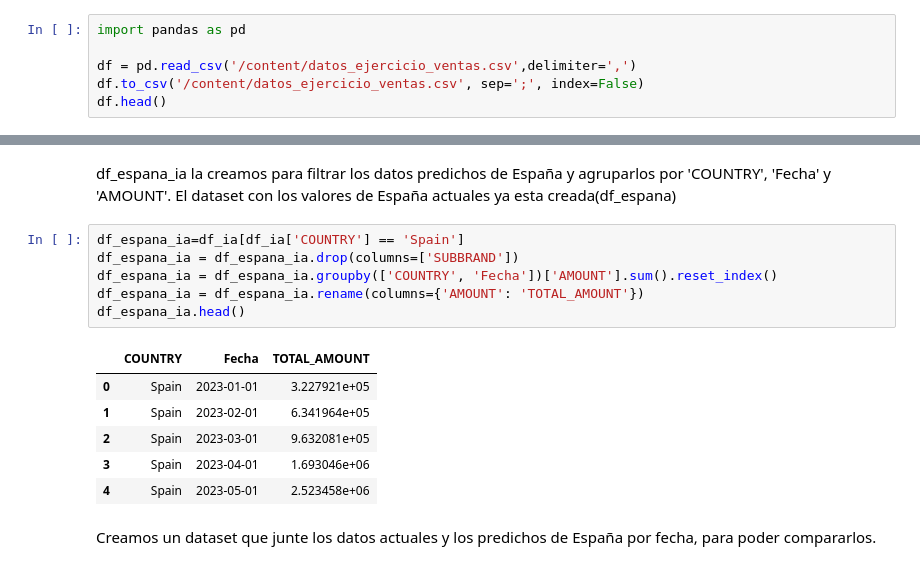
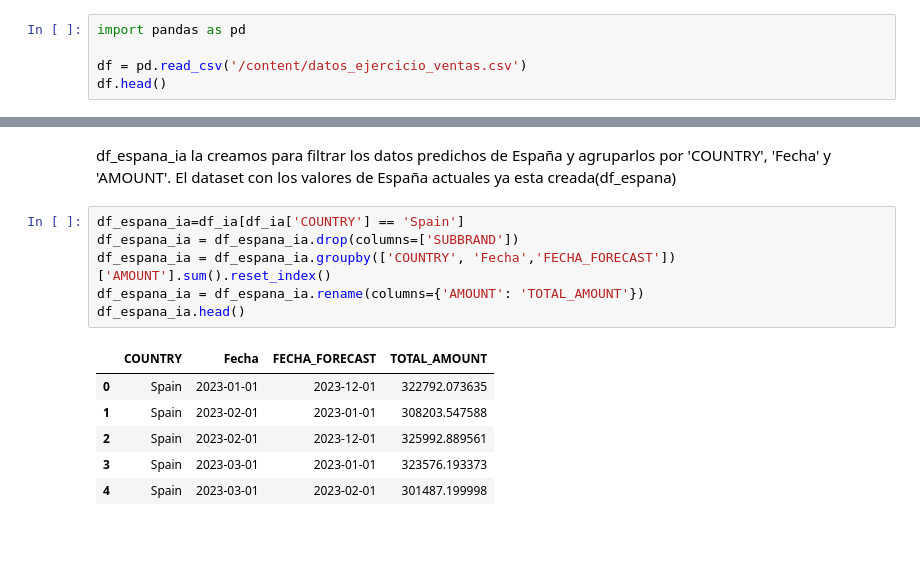
Before and after one commit to MiguelEgidoMorales/UFV-visualizacion, a Jupyter notebook: ejercicio_de_clase/Clase2.ipynb, the cells around one changed output, grey strips where cells are left out. Cells and saved outputs as stored; diff of their text form; blank space fills up the shorter version.

```diff
--- a/ejercicio_de_clase/Clase2.ipynb
+++ b/ejercicio_de_clase/Clase2.ipynb
@@ -8,8 +8,7 @@ Cargamos el archivo csv, y lo guardamos usando ';' en vez de ','.
 # %%
 import pandas as pd
 
-df = pd.read_csv('/content/datos_ejercicio_ventas.csv',delimiter=',')
-df.to_csv('/content/datos_ejercicio_ventas.csv', sep=';', index=False)
+df = pd.read_csv('/content/datos_ejercicio_ventas.csv')
 df.head()
 # %% [output]
 |  | COUNTRY | SUBBRAND | YEAR | MONTH | SCENARIO | FORECAST | FORECAST_YEAR | AMOUNT |
@@ -535,15 +535,13 @@ df_espana_ia la creamos para filtrar los datos predichos de España y agruparlos
 # %%
 df_espana_ia=df_ia[df_ia['COUNTRY'] == 'Spain']
 df_espana_ia = df_espana_ia.drop(columns=['SUBBRAND'])
-df_espana_ia = df_espana_ia.groupby(['COUNTRY', 'Fecha'])['AMOUNT'].sum().reset_index()
+df_espana_ia = df_espana_ia.groupby(['COUNTRY', 'Fecha','FECHA_FORECAST'])['AMOUNT'].sum().reset_index()
 df_espana_ia = df_espana_ia.rename(columns={'AMOUNT': 'TOTAL_AMOUNT'})
 df_espana_ia.head()
 # %% [output]
-|  | COUNTRY | Fecha | TOTAL_AMOUNT |
-| 0 | Spain | 2023-01-01 | 3.227921e+05 |
-| 1 | Spain | 2023-02-01 | 6.341964e+05 |
-| 2 | Spain | 2023-03-01 | 9.632081e+05 |
-| 3 | Spain | 2023-04-01 | 1.693046e+06 |
-| 4 | Spain | 2023-05-01 | 2.523458e+06 |
+|  | COUNTRY | Fecha | FECHA_FORECAST | TOTAL_AMOUNT |
+| 0 | Spain | 2023-01-01 | 2023-12-01 | 322792.073635 |
+| 1 | Spain | 2023-02-01 | 2023-01-01 | 308203.547588 |
+| 2 | Spain | 2023-02-01 | 2023-12-01 | 325992.889561 |
+| 3 | Spain | 2023-03-01 | 2023-01-01 | 323576.193373 |
+| 4 | Spain | 2023-03-01 | 2023-02-01 | 301487.199998 |
-# %% [markdown]
-Creamos un dataset que junte los datos actuales y los predichos de España por fecha, para poder compararlos.
```
Also changed, not shown: parts of 9 cells of this notebook.
